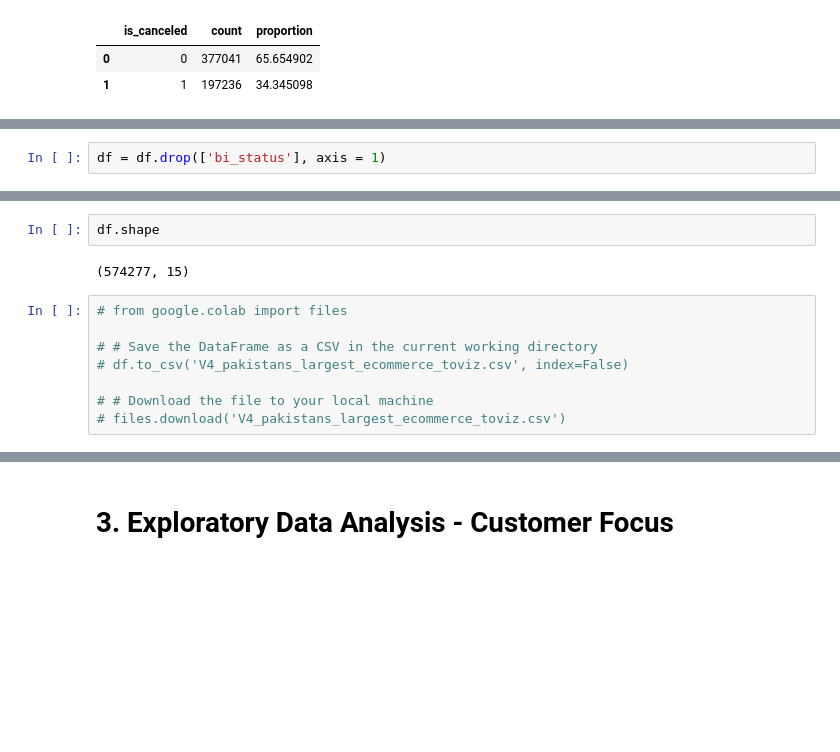
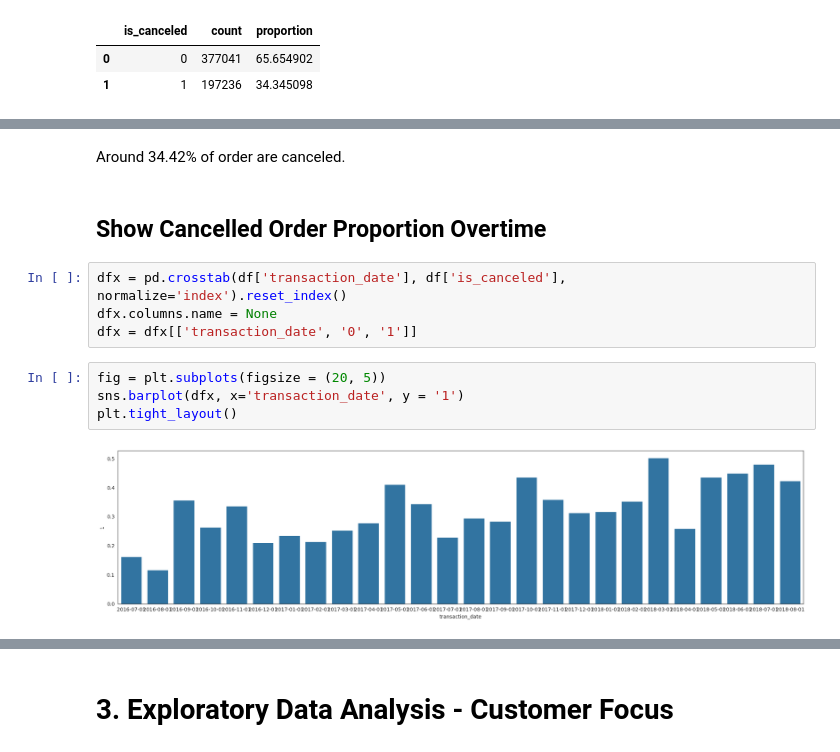
Before and after one commit to Inddeed/Ecommerce-Cancellation-Rate-Analysis, a Jupyter notebook: Raihan_Ecommerce_Cancellation_Rate.ipynb, the cells around one changed output, grey strips where cells are left out. Saved outputs shown, nothing was run; the diff lists cells and outputs as text; blank space fills up the shorter version.

```diff
--- a/Raihan_Ecommerce_Cancellation_Rate.ipynb
+++ b/Raihan_Ecommerce_Cancellation_Rate.ipynb
@@ -884,2 +541,0 @@ From total BI Status perspective, Gross value have 34.46% proportion of all BI S
-# %%
-df = df.drop(['bi_status'], axis = 1)
@@ -915,12 +542,14 @@ memory usage: 70.1+ MB
-# %%
-df.shape
-# %% [output]
-(574277, 15)
-# %%
-# from google.colab import files
-
-# # Save the DataFrame as a CSV in the current working directory
-# df.to_csv('V4_pakistans_largest_ecommerce_toviz.csv', index=False)
-
-# # Download the file to your local machine
-# files.download('V4_pakistans_largest_ecommerce_toviz.csv')
+# %% [markdown]
+Around 34.42% of order are canceled.
+# %% [markdown]
+## **Show Cancelled Order Proportion Overtime**
+# %%
+dfx = pd.crosstab(df['transaction_date'], df['is_canceled'], normalize='index').reset_index()
+dfx.columns.name = None
+dfx = dfx[['transaction_date', '0', '1']]
+# %%
+fig = plt.subplots(figsize = (20, 5))
+sns.barplot(dfx, x='transaction_date', y = '1')
+plt.tight_layout()
+# %% [output]
+[figure, added]
```
Also changed, not shown: parts of 133 cells of this notebook.
